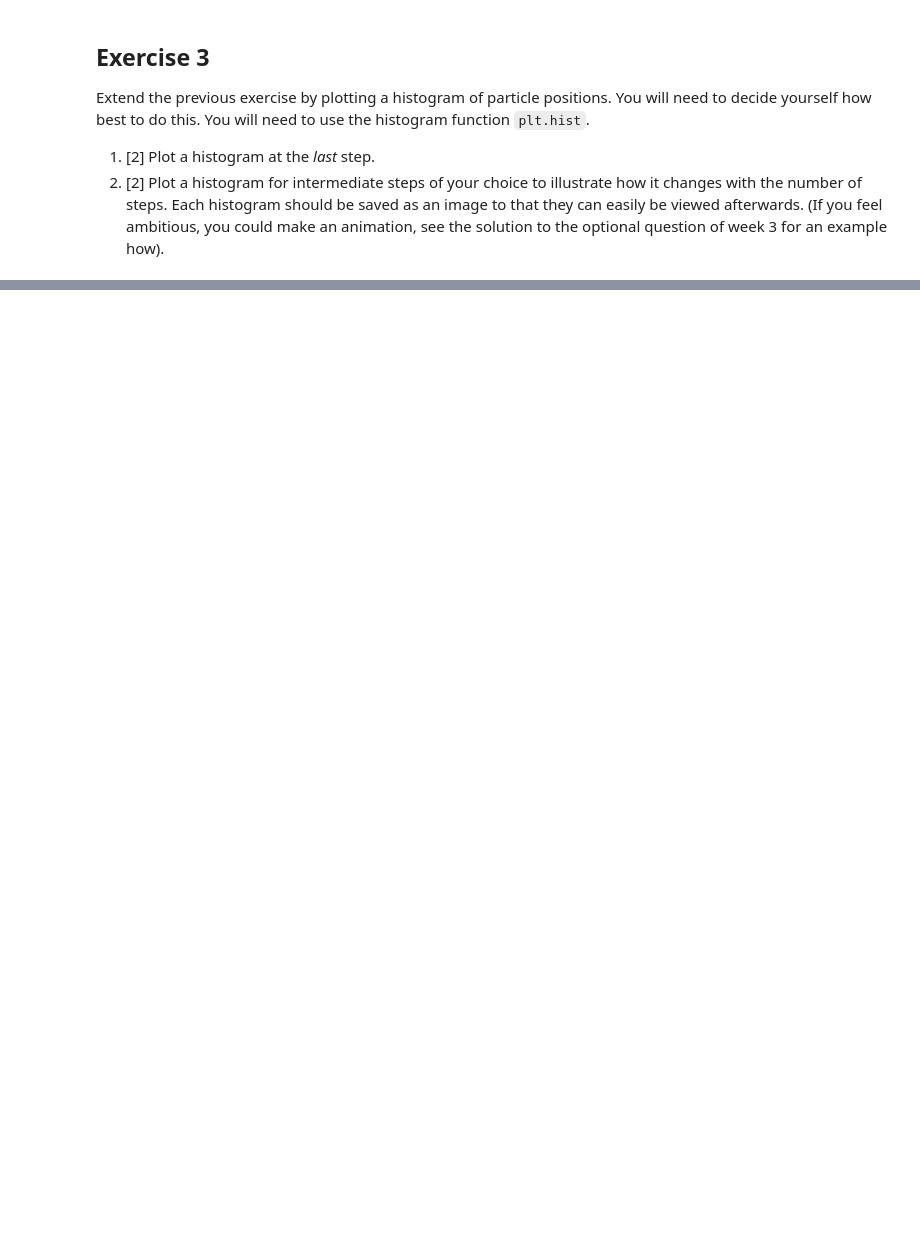
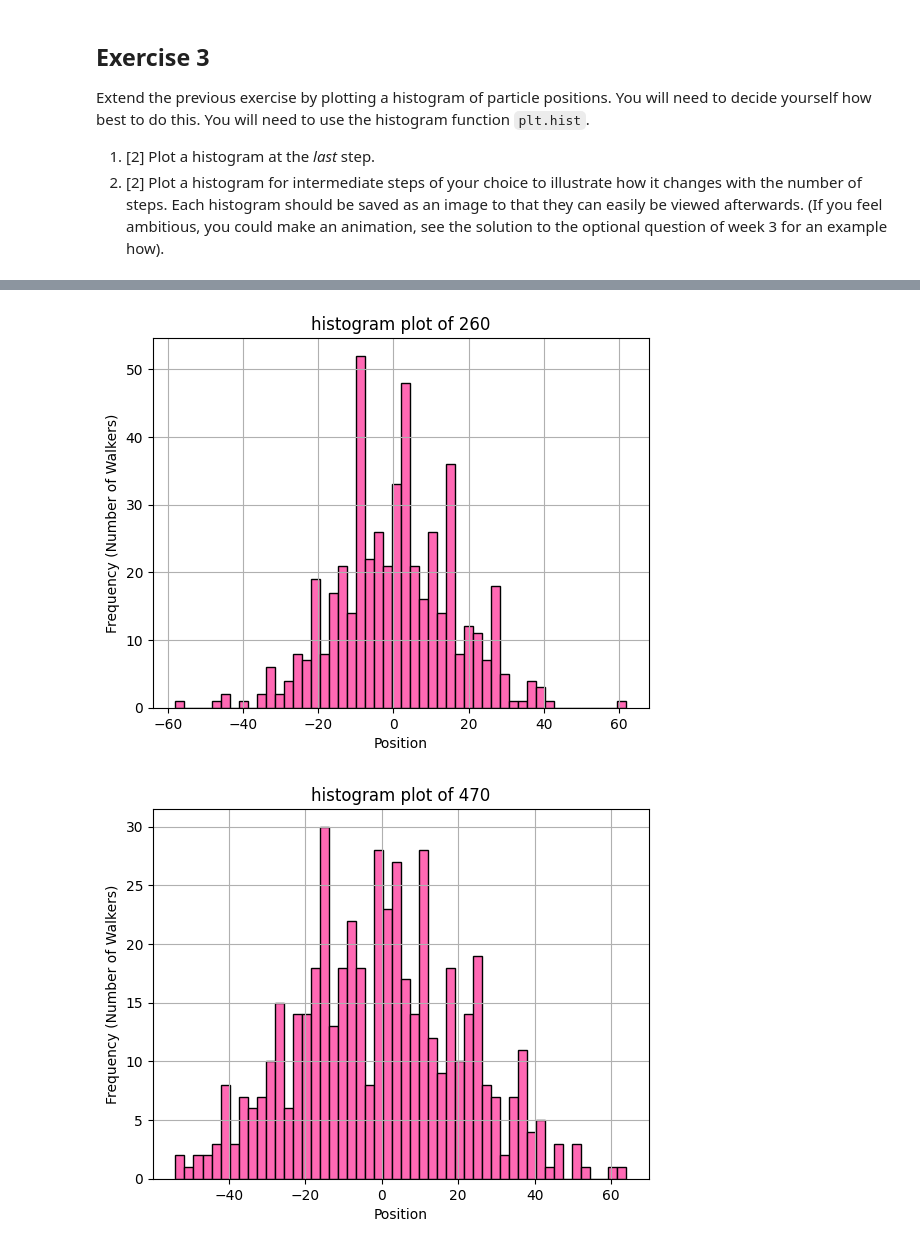
Before and after one commit to PX2145-2025/week-7-b-Billingham-Leila, a Jupyter notebook: Random_walk.ipynb, the cells around one changed output, grey strips where cells are left out. Saved outputs shown, nothing was run; the diff lists cells and outputs as text; code cells hidden in the pictures; blank space fills up the shorter version.

```diff
--- a/Random_walk.ipynb
+++ b/Random_walk.ipynb
@@ -198,0 +234,42 @@ Extend the previous exercise by plotting a histogram of particle positions. You
+# %%
+# part 2
+
+def random_walk(steps):
+  x = np.zeros(steps, int)
+  x[0] = 0
+
+
+  for i in range(1, steps):
+    rnd = random.random()
+
+    if (rnd < 0.5):
+      x[i] = x[i-1] + 1
+    else:
+      x[i] = x[i-1] - 1
+  return x
+
+N_walkers = 500
+N_steps = 1000
+
+particles_500 = np.zeros((N_steps, N_walkers), int)
+
+for i in range(N_walkers):
+  particles_500[:,i] = random_walk(N_steps)
+
+
+# choose the intermediate steps
+intermediate_steps = [260, 470, 680, 730, 910]
+
+for step_number in intermediate_steps:
+  positions_at_step = particles_500[step_number, :]
+
+  plt.hist(positions_at_step, bins=50, color = 'hotpink', edgecolor= 'black')
+  plt.xlabel('Position')
+  plt.ylabel('Frequency (Number of Walkers)')
+  plt.title(f'histogram plot of {step_number}')
+  plt.grid()
+  plt.savefig(f'histogram_step_{step_number}.png')
+  plt.show()
+# %% [output]
+[figure, added]
+[figure, added]
```
Also changed, not shown: parts of 5 cells of this notebook.
